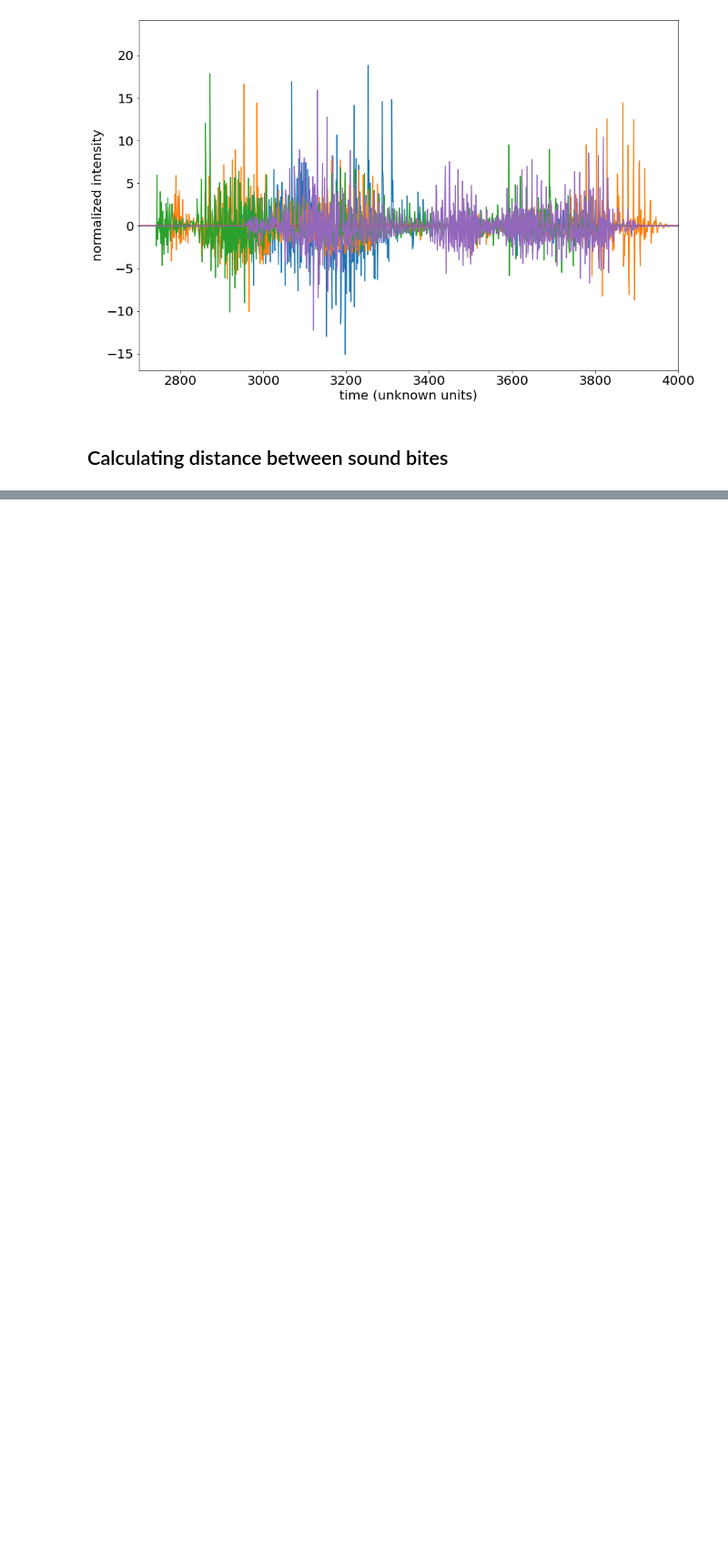
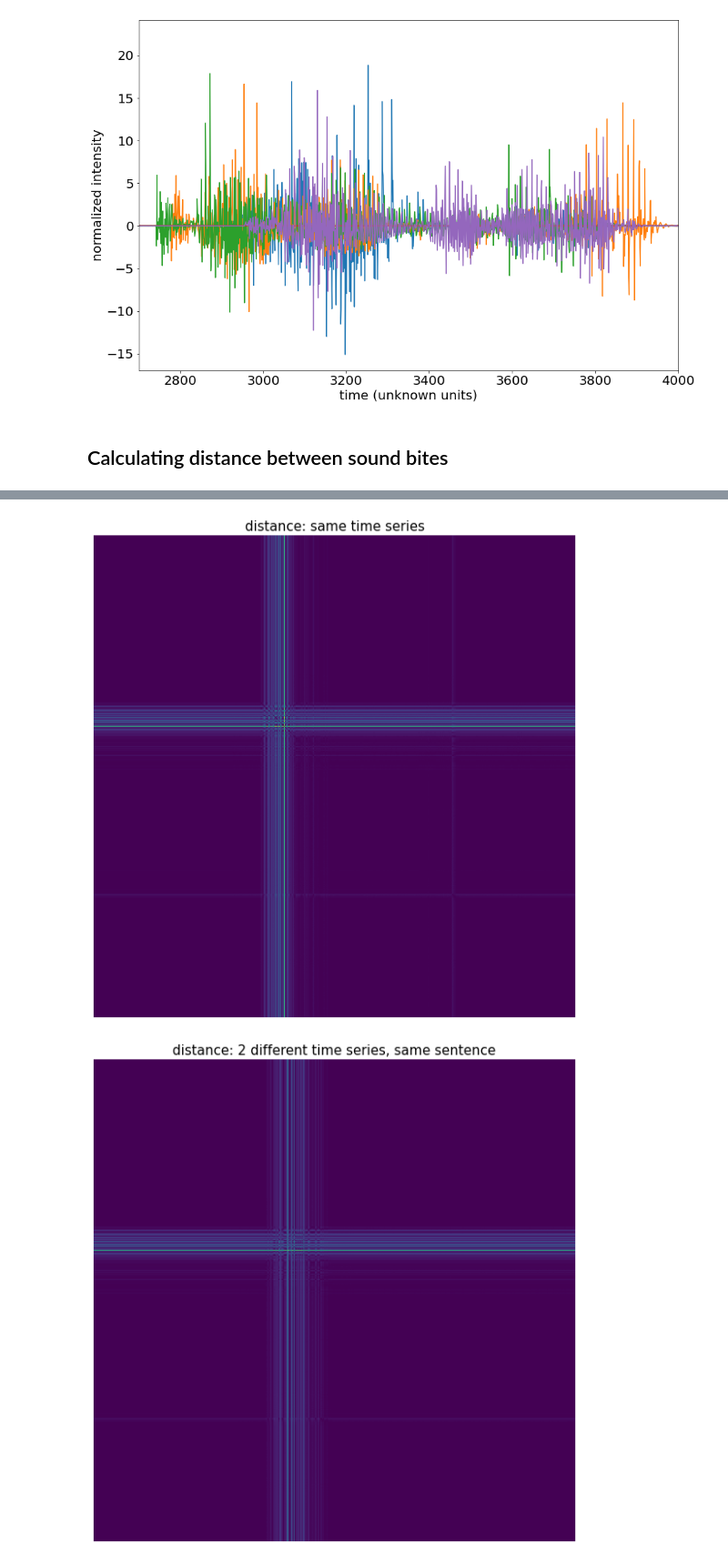
Before and after one commit to RileyWClarke/MLTSA_RCLARKE, a Jupyter notebook: HW7/mltsa_hw7_rclarke.ipynb, the cells around one changed output, grey strips where cells are left out. Shown at 91% size. Drawn from its saved outputs; the diff is of its cells as text; code cells hidden in the pictures; blank space fills up the shorter version.

```diff
--- a/HW7/mltsa_hw7_rclarke.ipynb
+++ b/HW7/mltsa_hw7_rclarke.ipynb
@@ -229,0 +259,23 @@ plt.ylabel("normalized intensity", fontsize=20);
+# %%
+plt.figure(figsize=(10,10))
+plt.imshow(cdist(np.atleast_2d(X[1][::steps]).T,
+                np.atleast_2d(X[1][::steps]).T,
+      metric=l1))
+plt.title("distance: same time series", fontsize=15)
+plt.axis('off')
+plt.figure(figsize=(10,10))
+plt.imshow(cdist(np.atleast_2d(X[1][::steps]).T,
+                np.atleast_2d(X[2][::steps]).T,
+      metric=l1))
+plt.title("distance: 2 different time series, same sentence", fontsize=15);
+plt.axis('off')
+plt.figure(figsize=(10,10))
+plt.imshow(cdist(np.atleast_2d(X[1][::steps]).T,
+                np.atleast_2d(X[10][::steps]).T,
+      metric=l1))
+plt.title("distance: 2 different time series, different sentences",
+         fontsize=15);
+plt.axis('off');
+# %% [output]
+[figure, added]
+[figure, added]
```
Also changed, not shown: parts of 17 cells of this notebook.
